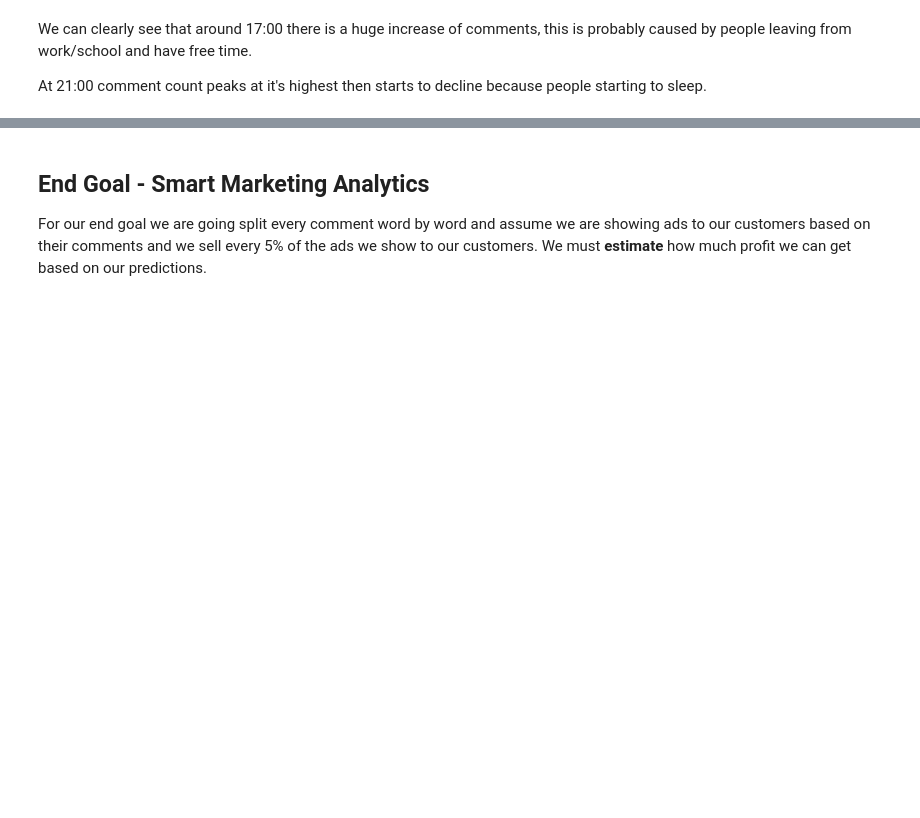
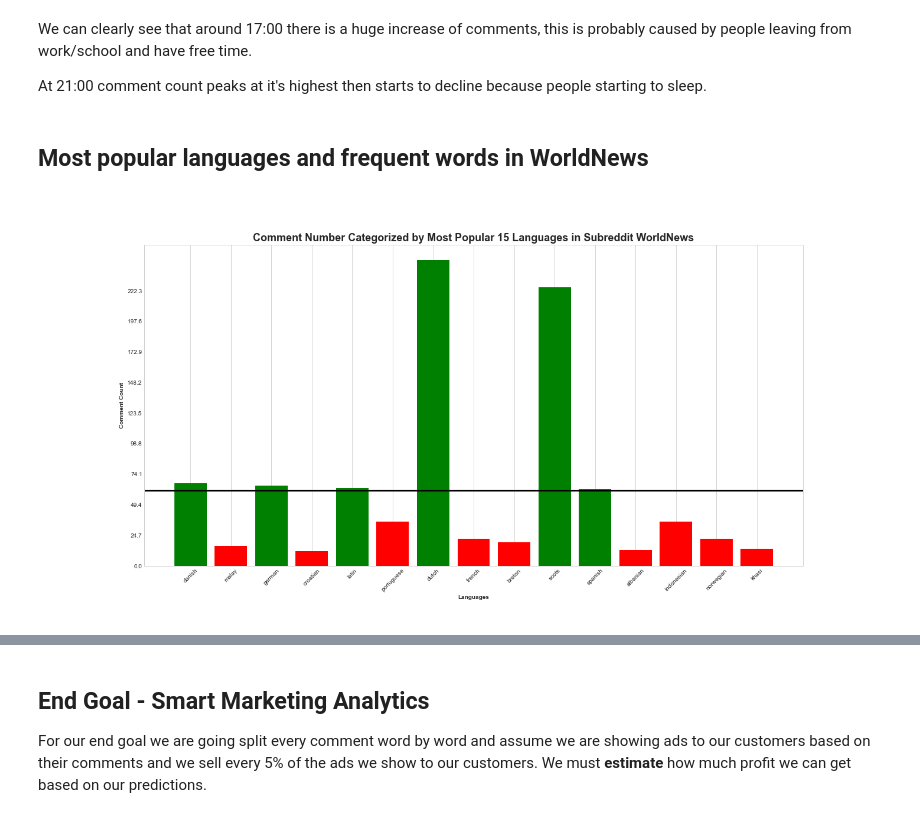
Before and after one commit to uguraskar/reddit_analysis, a Jupyter notebook: reddit_analysis.ipynb, the cells around one changed output, grey strips where cells are left out. Drawn from its saved outputs; the diff is of its cells as text; code cells hidden in the pictures; blank space fills up the shorter version.

```diff
--- a/reddit_analysis.ipynb
+++ b/reddit_analysis.ipynb
@@ -789,3 +828,41 @@ Text(0.5, 1.0, 'Comments in Hours of Day at Turkey')
 We can clearly see that around 17:00 there is a huge increase of comments, this is probably caused by people leaving from work/school and have free time.
 
 At 21:00 comment count peaks at it's highest then starts to decline because people starting to sleep.
+# %% [markdown]
+## Most popular languages and frequent words in WorldNews
+# %%
+from PIL import Image
+import os.path
+
+def check_if_file_exists(filepath):
+    return os.path.isfile(filepath)
+
+if(not(check_if_file_exists('images/comment_number_languages_worldnews.png'))):
+    sql_command = """
+        SELECT
+        COMMENT_LANGUAGE AS LANGUAGE,
+        COUNT(*) AS COMMENT_COUNT
+        FROM "EDW"."DWH_REDDIT_COMMENTS_DETAIL"
+        WHERE 1=1
+        AND COMMENT_LANGUAGE_CODE NOT IN ('en','un')
+        AND SUBREDDIT = 'worldnews'
+        GROUP BY COMMENT_LANGUAGE
+        ORDER BY COUNT(*) DESC
+        LIMIT 15;
+        """
+    df_language_count_bar = pd.read_sql(sql_command,conn)
+    df_language_count_bar = df_language_count_bar.sample(frac=1) #Shuffle dataframe
+
+    plt.bar(df_language_count_bar['language'],df_language_count_bar['comment_count'],color=np.where(df_language_count_bar['comment_count']>=df_language_count_bar['comment_count'].mean(),'green','red'))
+    plt.ylabel('Comment Count',fontweight='bold',rotation=90)
+    plt.xlabel('Languages',fontweight='bold')
+    plt.title('Comment Number Categorized by Most Popular 15 Languages in Subreddit WorldNews',fontweight='bold',fontsize=18)
+    plt.xticks(rotation=45)
+    plt.yticks(np.arange(0,df_language_count_bar['comment_count'].max(),step=df_language_count_bar['comment_count'].max()/10))
+    plt.grid(axis='y')
+    plt.axhline(y=df_language_count_bar['comment_count'].mean(),color='black',linewidth=3)
+    plt.savefig('images/comment_number_languages_worldnews.png')
+    plt.close()
+Image.open('images/comment_number_languages_worldnews.png')
+# %% [output]
+[figure, added]
```
Also changed, not shown: parts of 17 cells of this notebook, 4 other files.
